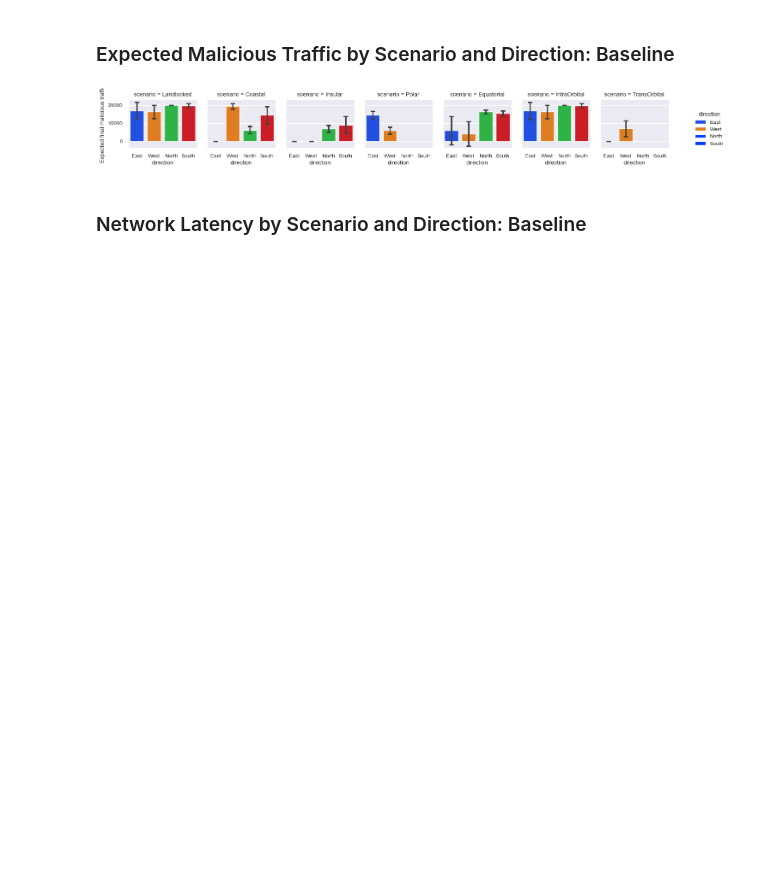
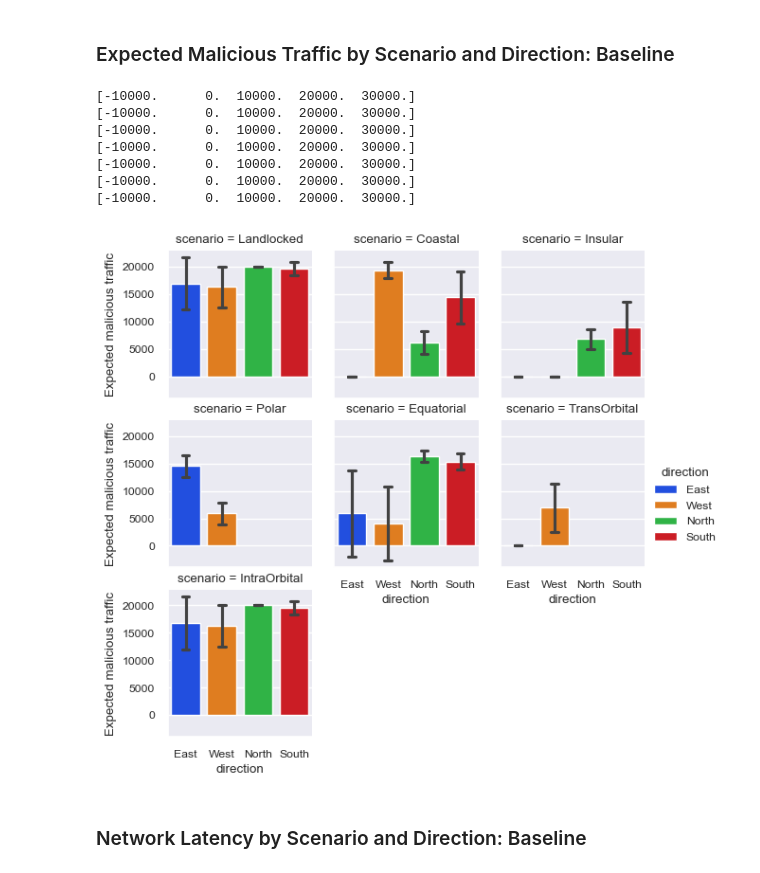
Before and after one commit to Foalfloater66/starlink-fyp, a Jupyter notebook: graphs/chap_5_experiments/5_3_experiments.ipynb, the cells around one changed output. Cells and saved outputs as stored; diff of their text form; code cells hidden in the pictures; blank space fills up the shorter version.

Commit message:
experimental data to work thesis with

```diff
--- a/graphs/chap_5_experiments/5_3_experiments.ipynb
+++ b/graphs/chap_5_experiments/5_3_experiments.ipynb
@@ -327,7 +327,9 @@ class ExpectedMaliciousTraffic(Stat):
                     # new = pd.concat(agg_data, axis=0, ignore_index=True)
                     # aggregate_data.append(new)
 
-        return pd.concat(aggregate_data, axis=0, ignore_index=True)
+        data_ds = pd.concat(aggregate_data, axis=0, ignore_index=True)
+        # data_ds["FINAL CAPACITY"] = data["FINAL CAPACITY"] / 1000
+        return data_ds
 # %% [markdown]
 ### Load data
 # %%
@@ -385,20 +396,37 @@ plt.savefig("../images/baseline_probability.svg")
 # %% [markdown]
 ### Expected Malicious Traffic by Scenario and Direction: Baseline
 # %%
-g = sns.FacetGrid(baseline_traffic_df, col="scenario", hue="direction", margin_titles=True, height=2)
+sns.set_palette(sns.color_palette('bright'))
+g = sns.FacetGrid(baseline_traffic_df, col="scenario", col_wrap=3, hue="direction", margin_titles=True, height=2)
 g.map_dataframe(sns.barplot,
         x="direction",
         y="FINAL CAPACITY",
         ci="sd",
         capsize=0.2,
         estimator=np.mean,
     )
-g.set_ylabels("Expected final malicious traffic")
+g.set_ylabels("Expected malicious traffic")
+
+# ax.xaxis.set_major_formatter(ticker.FuncFormatter(lambda x, pos: '{:,.2f}'.format(x/1000) + 'K'))
+for ax in g.axes: #.flat:
+    print(ax.get_yticks())
+#     ylabels = ['{}'.format(x) for x in ax.get_yticks()/1000]
+#     print(ylabels)
+#     ax.set_yticklabels(ylabels)
+# ylabels = ['{:,.2f}'.format(x) + 'K' for x in g.get_yticks()/1000]
+# g.set_yticklabels(ylabels)
 g.figure.subplots_adjust(wspace=.15, hspace=.15)
 g.add_legend()
 plt.savefig("../images/baseline_traffic.svg")
 # %% [output]
+[-10000.      0.  10000.  20000.  30000.]
+[-10000.      0.  10000.  20000.  30000.]
+[-10000.      0.  10000.  20000.  30000.]
+[-10000.      0.  10000.  20000.  30000.]
+[-10000.      0.  10000.  20000.  30000.]
+[-10000.      0.  10000.  20000.  30000.]
+[-10000.      0.  10000.  20000.  30000.]
-[figure, old version]
+[figure, new version]
 # %% [markdown]
 ### Network Latency by Scenario and Direction: Baseline
 # %%
```
Also changed, not shown: parts of 13 cells of this notebook, 9 other files.
